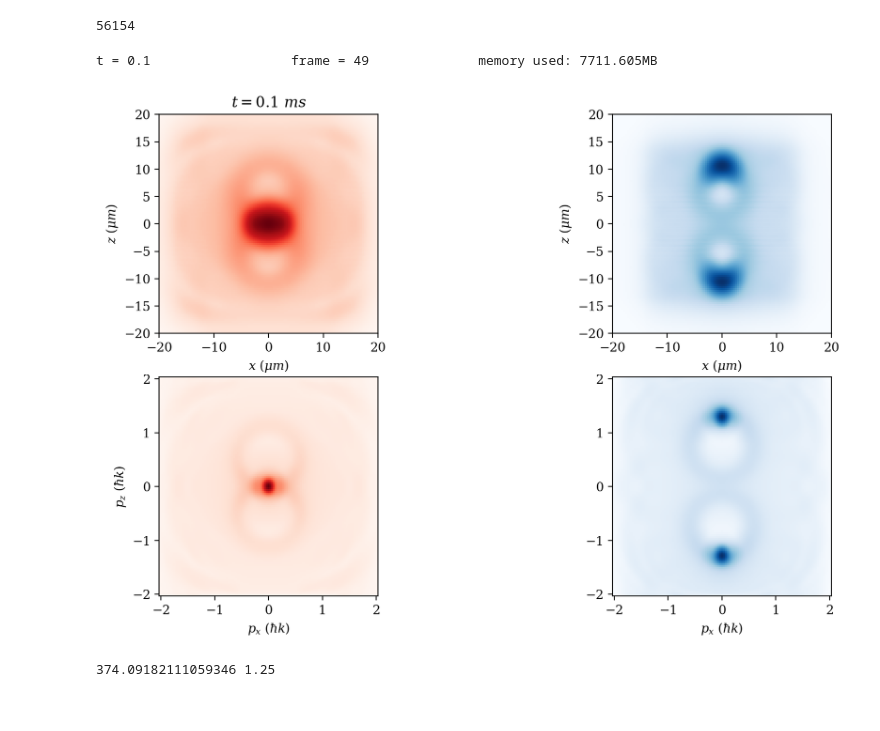
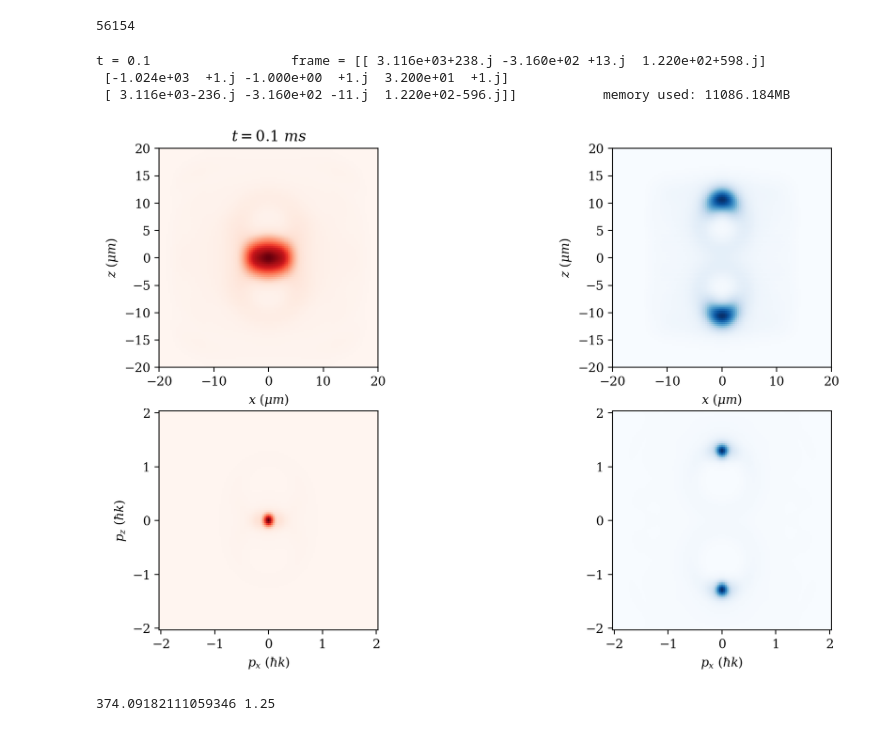
Before and after one commit to TonyXTYan/halo_simulations, a Jupyter notebook: entangled_halo_v.a.6 (20230211-114917-F) scattering - mid yr talk-Copy1 - view only.ipynb, the cells around one changed output. Saved outputs shown, nothing was run; the diff lists cells and outputs as text; code cells hidden in the pictures.

```diff
--- a/entangled_halo_v.a.6 (20230211-114917-F) scattering - mid yr talk-Copy1 - view only.ipynb
+++ b/entangled_halo_v.a.6 (20230211-114917-F) scattering - mid yr talk-Copy1 - view only.ipynb
@@ -168,8 +172,8 @@ print("zmax =", zmax)
 print("(dx,dz) =", (dx, dz) )
 print("rotate phase =", 1j*hb*dt/(2*m4*dx*dz)) #want this to be small
 
-pxmax= (nx+1)/2 * 2*pi/(2*xmax)*hb # want this to be greater than p
-pzmax= (nz+1)/2 * 2*pi/(2*zmax)*hb
+pxmax= (nx-1)/2 * 2*pi/(2*xmax)*hb # want this to be greater than p
+pzmax= (nz-1)/2 * 2*pi/(2*zmax)*hb
 print("pxmax =", pxmax)
 print("pzmax =", pzmax)
 dpx = 2*pi/(2*xmax)*hb
@@ -1473,7 +1494,7 @@ with ProgressBar(total=total_steps) as progressbar:
         (t,psi,phi) = scattering_evolve_loop_helper2(t,psi,swnf,steps=print_every,progress_proxy=progressbar)
 scattering_evolve_loop_plot(t,f+1,psi,phi, plt_show=True, plt_save=True)
 # %%
-def scattering_evolve_loop_plot_alt(t,f,psi,phi, plt_show=True, plt_save=False, power=1):
+def scattering_evolve_loop_plot_alt(t,f,psi,phi, plt_show=True, plt_save=False, logPlus=1):
     t_str = str(round(t,5))
     if plt_show:
         print("t = " +t_str+ " \t\t frame =", f, "\t\t memory used: " +
@@ -1483,46 +1504,52 @@ def scattering_evolve_loop_plot_alt(t,f,psi,phi, plt_show=True, plt_save=False,
     plt.subplot(2,2,1)
 #     plt.imshow(np.flipud(only3(psi).T), extent=[-xmax,xmax,-zmax, zmax],cmap='Reds')
 #     plt.imshow(np.emath.logn(power,np.flipud(only3(psi).T)), extent=[-xmax,xmax,-zmax, zmax],cmap='Reds')
-    plt.imshow(np.power(np.flipud(only3(psi).T),power), extent=[-xmax,xmax,-zmax, zmax],cmap='Reds')
+#     plt.imshow(np.power(np.flipud(only3(psi).T),power), extent=[-xmax,xmax,-zmax, zmax],cmap='Reds')
+    plt.imshow(np.log(logPlus+np.flipud(only3(psi).T)), extent=[-xmax,xmax,-zmax, zmax],cmap='Reds')
     plt.xlabel("$x \ (\mu m)$")
     plt.ylabel("$z \ (\mu m)$")
     plt.title("$t="+t_str+" \ ms $")
 
     plt.subplot(2,2,2)
 #     plt.imshow(np.flipud(only4(psi).T), extent=[-xmax,xmax,-zmax, zmax],cmap='Blues')
-    plt.imshow(np.power(np.flipud(only4(psi).T),power), extent=[-xmax,xmax,-zmax, zmax],cmap='Blues')
+#     plt.imshow(np.power(np.flipud(only4(psi).T),power), extent=[-xmax,xmax,-zmax, zmax],cmap='Blues')
 #     plt.imshow(np.emath.logn(power,np.flipud(only4(psi).T)), extent=[-xmax,xmax,-zmax, zmax],cmap='Blues')
+    plt.imshow(np.log(logPlus+np.flipud(only4(psi).T)), extent=[-xmax,xmax,-zmax, zmax],cmap='Blues')
     plt.xlabel("$x \ (\mu m)$")
     plt.ylabel("$z \ (\mu m)$")
 
     plt.subplot(2,2,3)
 #     plt.imshow((only3phi(phi).T), extent=np.array([-pxmax,pxmax,-pzmax,pzmax])/(hb*k),cmap='Reds')
-    plt.imshow(np.power(only3phi(phi).T,power), extent=np.array([-pxmax,pxmax,-pzmax,pzmax])/(hb*k),cmap='Reds')
+#     plt.imshow(np.power(only3phi(phi).T,power), extent=np.array([-pxmax,pxmax,-pzmax,pzmax])/(hb*k),cmap='Reds')
 #     plt.imshow(np.emath.logn(power,only3phi(phi).T), extent=np.array([-pxmax,pxmax,-pzmax,pzmax])/(hb*k),cmap='Reds')
     # plt.colorbar()
+    plt.imshow(np.log(logPlus+only3phi(phi).T), extent=np.array([-pxmax,pxmax,-pzmax,pzmax])/(hb*k),cmap='Reds')
     plt.xlabel("$p_x \ (\hbar k)$")
     plt.ylabel("$p_z \ (\hbar k)$")
 
     plt.subplot(2,2,4)
 #     plt.imshow((only4phi(phi).T), extent=np.array([-pxmax,pxmax,-pzmax,pzmax])/(hb*k),cmap='Blues')
-    plt.imshow(np.power(only4phi(phi).T,power), extent=np.array([-pxmax,pxmax,-pzmax,pzmax])/(hb*k),cmap='Blues')
+#     plt.imshow(np.power(only4phi(phi).T,power), extent=np.array([-pxmax,pxmax,-pzmax,pzmax])/(hb*k),cmap='Blues')
 #     plt.imshow(np.emath.logn(power,only4phi(phi).T), extent=np.array([-pxmax,pxmax,-pzmax,pzmax])/(hb*k),cmap='Blues')
+    plt.imshow(np.log(logPlus+only4phi(phi).T), extent=np.array([-pxmax,pxmax,-pzmax,pzmax])/(hb*k),cmap='Blues')
     # plt.colorbar()
     plt.xlabel("$p_x \ (\hbar k)$")
     plt.xlabel("$p_x \ (\hbar k)$")
 
     if plt_save:
-        title= output_prefix_bracket + " scattering_evolve_loop_plot alt (f="+str(f)+",t="+t_str+",power="+str(power)+")"
+        title= output_prefix_bracket + " scattering_evolve_loop_plot alt (f="+str(f)+",t="+t_str+",logPlus="+str(logPlus)+")"
         plt.savefig("output/"+title+".pdf", dpi=600)
         plt.savefig("output/"+title+".png", dpi=600)
 
     if plt_show: plt.show()
     else:        plt.close(fig)
 # %%
-scattering_evolve_loop_plot_alt(t,f,psi,phi, plt_show=True, plt_save=True, power=0.4)
+scattering_evolve_loop_plot_alt(t,f,psi,phi, plt_show=True, plt_save=False, logPlus=10)
 # %% [output]
-t = 0.1                  frame = 49              memory used: 7711.605MB
+t = 0.1                  frame = [[ 3.116e+03+238.j -3.160e+02 +13.j  1.220e+02+598.j]
+ [-1.024e+03  +1.j -1.000e+00  +1.j  3.200e+01  +1.j]
+ [ 3.116e+03-236.j -3.160e+02 -11.j  1.220e+02-596.j]]           memory used: 11086.184MB
-[figure, old version]
+[figure, new version]
 # %%
 ptt=2.5*hb*k*0.5
 pthk = 2.5*0.5
```
Also changed, not shown: parts of 24 cells of this notebook, 3 other files.
